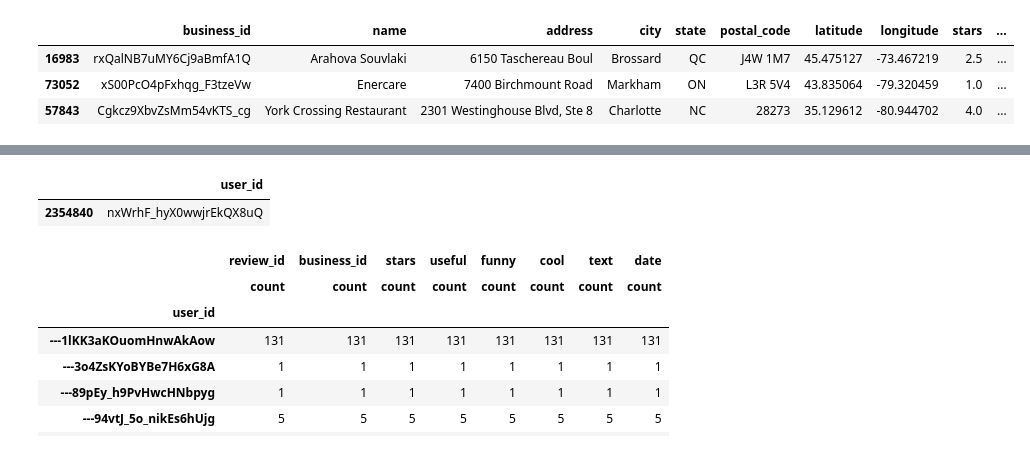
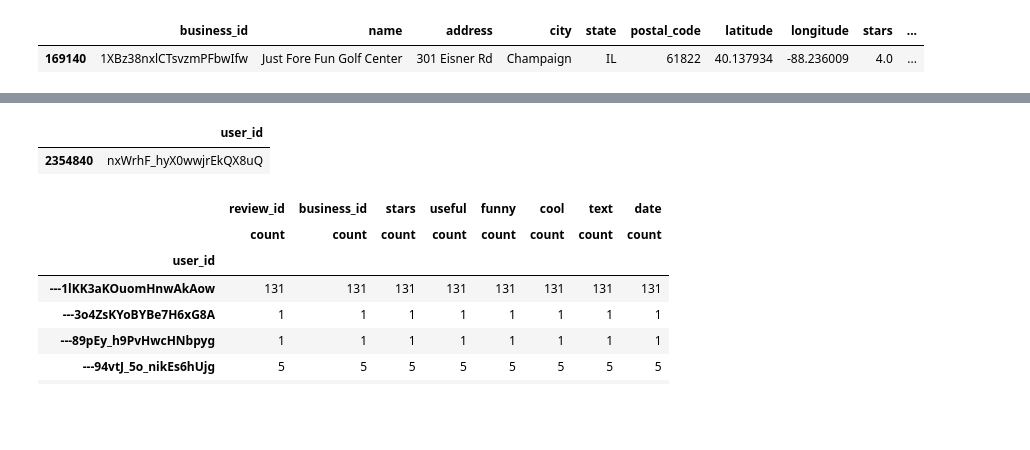
Before and after one commit to praisedev/sentiment-analysis-1, a Jupyter notebook: Data Analysis.ipynb, the cells around one changed output, grey strips where cells are left out. Saved outputs shown, nothing was run; the diff lists cells and outputs as text; code cells hidden in the pictures; blank space fills up the shorter version.

```diff
--- a/Data Analysis.ipynb
+++ b/Data Analysis.ipynb
@@ -15,12 +20,12 @@ from IPython.core.interactiveshell import InteractiveShell
 InteractiveShell.ast_node_interactivity = "all"
 # %%
 
-photos_json = './yelp_dataset/photos.json'
-business_json = './yelp_dataset/yelp_academic_dataset_business.json'
-tip_json = './yelp_dataset/yelp_academic_dataset_tip.json'
-checkin_json = './yelp_dataset/yelp_academic_dataset_checkin.json'
-user_json = './yelp_dataset/yelp_academic_dataset_user.json'
-review_json = './yelp_dataset/yelp_academic_dataset_review.json'
+photos_json = '../yelp_dataset/photos.json'
+business_json = '../yelp_dataset/yelp_academic_dataset_business.json'
+tip_json = '../yelp_dataset/yelp_academic_dataset_tip.json'
+checkin_json = '../yelp_dataset/yelp_academic_dataset_checkin.json'
+user_json = '../yelp_dataset/yelp_academic_dataset_user.json'
+review_json = '../yelp_dataset/yelp_academic_dataset_review.json'
 # %%
 
 def create_dataframe(file_path):
@@ -54,12 +67,10 @@ checkin_df = create_dataframe(checkin_json)
 user_df = create_dataframe(user_json)
 review_df = create_dataframe(review_json)
 # %%
-business_df.sample(3)
+business_df.sample(1)
 # %% [output]
 |  | business_id | name | address | city | state | postal_code | latitude | longitude | stars | ... |
-| 16983 | rxQalNB7uMY6Cj9aBmfA1Q | Arahova Souvlaki | 6150 Taschereau Boul | Brossard | QC | J4W 1M7 | 45.475127 | -73.467219 | 2.5 | ... |
-| 73052 | xS00PcO4pFxhqg_F3tzeVw | Enercare | 7400 Birchmount Road | Markham | ON | L3R 5V4 | 43.835064 | -79.320459 | 1.0 | ... |
-| 57843 | Cgkcz9XbvZsMm54vKTS_cg | York Crossing Restaurant | 2301 Westinghouse Blvd, Ste 8 | Charlotte | NC | 28273 | 35.129612 | -80.944702 | 4.0 | ... |
+| 169140 | 1XBz38nxlCTsvzmPFbwIfw | Just Fore Fun Golf Center | 301 Eisner Rd | Champaign | IL | 61822 | 40.137934 | -88.236009 | 4.0 | ... |
 # %%
 photos_df.sample(3)
 df_info(photos_df)
```
Also changed, not shown: parts of 29 cells of this notebook.
